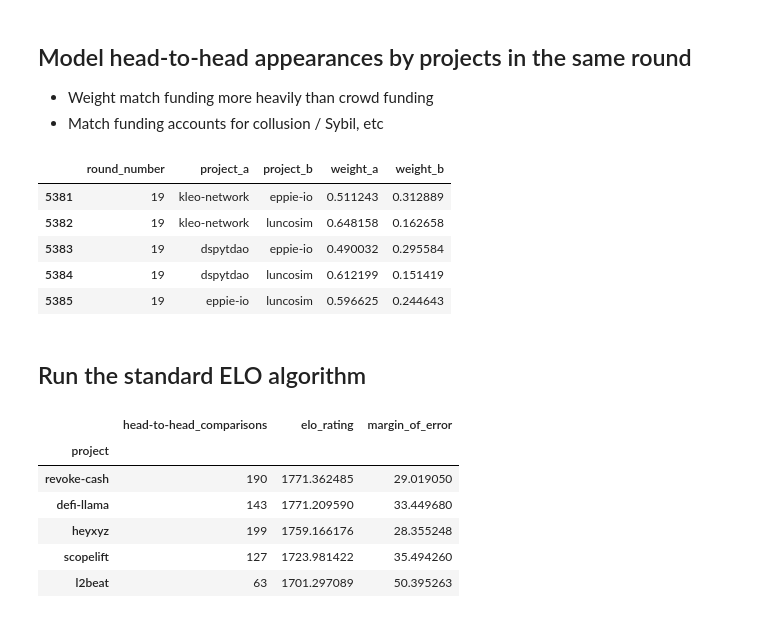
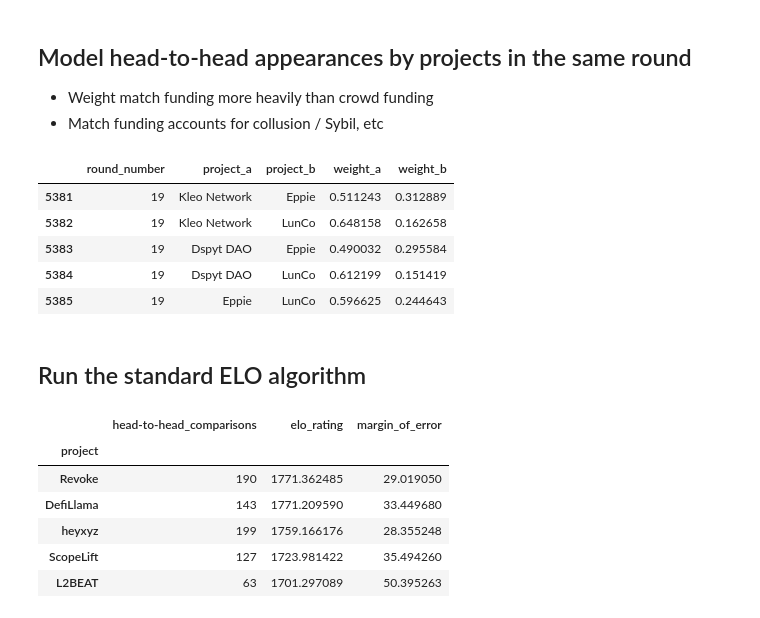
Before and after one commit to opensource-observer/insights, a Jupyter notebook: analysis/gitcoin/2025-01-30_GitcoinGrantsELO.ipynb, the cells around one changed output. Saved outputs shown, nothing was run; the diff lists cells and outputs as text; code cells hidden in the pictures.

Commit message:
fix(nb): show display name and ELO chart

```diff
--- a/analysis/gitcoin/2025-01-30_GitcoinGrantsELO.ipynb
+++ b/analysis/gitcoin/2025-01-30_GitcoinGrantsELO.ipynb
@@ -99,35 +99,35 @@ filtered_df.head()
 # %%
 simulation_data = []
 for gitcoin_round in oss_heavy_rounds_list:
     dff = filtered_df[filtered_df['oso_generated_round_label'] == gitcoin_round]
     round_num = dff['round_number'].mean()
     if round_num != int(round_num):
         print(gitcoin_round)
-    projects = list(dff['oso_project_name'].unique())
+    projects = list(dff['oso_display_name'].unique())
     comparisons = combinations(projects, 2)
     for (project_a, project_b) in comparisons:
-        match_a = dff[dff['oso_project_name'] == project_a]['match_funding_usd'].sum()
-        match_b = dff[dff['oso_project_name'] == project_b]['match_funding_usd'].sum()
-        crowd_a = dff[dff['oso_project_name'] == project_a]['crowd_funding_usd'].sum()
-        crowd_b = dff[dff['oso_project_name'] == project_b]['crowd_funding_usd'].sum()
+        match_a = dff[dff['oso_display_name'] == project_a]['match_funding_usd'].sum()
+        match_b = dff[dff['oso_display_name'] == project_b]['match_funding_usd'].sum()
+        crowd_a = dff[dff['oso_display_name'] == project_a]['crowd_funding_usd'].sum()
+        crowd_b = dff[dff['oso_display_name'] == project_b]['crowd_funding_usd'].sum()
         amount_total = match_a + match_b + crowd_a + crowd_b
         simulation_data.append({
             'round_number': int(round_num),
             'project_a': project_a,
             'project_b': project_b,
             'weight_a': (match_a + crowd_a * 0.5) / amount_total,
             'weight_b': (match_b + crowd_b * 0.5) / amount_total
         })
 
 simulation_df = pd.DataFrame(simulation_data)
 simulation_df.tail()
 # %% [output]
 |  | round_number | project_a | project_b | weight_a | weight_b |
-| 5381 | 19 | kleo-network | eppie-io | 0.511243 | 0.312889 |
-| 5382 | 19 | kleo-network | luncosim | 0.648158 | 0.162658 |
-| 5383 | 19 | dspytdao | eppie-io | 0.490032 | 0.295584 |
-| 5384 | 19 | dspytdao | luncosim | 0.612199 | 0.151419 |
-| 5385 | 19 | eppie-io | luncosim | 0.596625 | 0.244643 |
+| 5381 | 19 | Kleo Network | Eppie | 0.511243 | 0.312889 |
+| 5382 | 19 | Kleo Network | LunCo | 0.648158 | 0.162658 |
+| 5383 | 19 | Dspyt DAO | Eppie | 0.490032 | 0.295584 |
+| 5384 | 19 | Dspyt DAO | LunCo | 0.612199 | 0.151419 |
+| 5385 | 19 | Eppie | LunCo | 0.596625 | 0.244643 |
 # %% [markdown]
 ## Run the standard ELO algorithm
 # %%
@@ -182,11 +182,11 @@ elo_df.head()
 # %% [output]
 |  | head-to-head_comparisons | elo_rating | margin_of_error |
 | project |  |  |  |
-| revoke-cash | 190 | 1771.362485 | 29.019050 |
-| defi-llama | 143 | 1771.209590 | 33.449680 |
+| Revoke | 190 | 1771.362485 | 29.019050 |
+| DefiLlama | 143 | 1771.209590 | 33.449680 |
 | heyxyz | 199 | 1759.166176 | 28.355248 |
-| scopelift | 127 | 1723.981422 | 35.494260 |
-| l2beat | 63 | 1701.297089 | 50.395263 |
+| ScopeLift | 127 | 1723.981422 | 35.494260 |
+| L2BEAT | 63 | 1701.297089 | 50.395263 |
 # %%
 df = (
     elo_df
```
Also changed, not shown: parts of 2 cells of this notebook, 1 other file.
